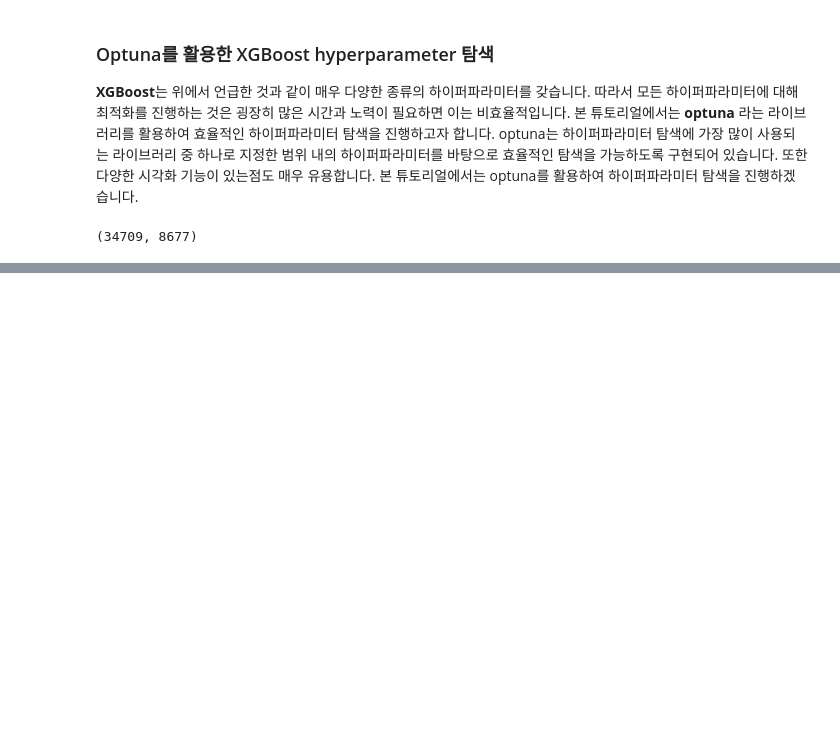
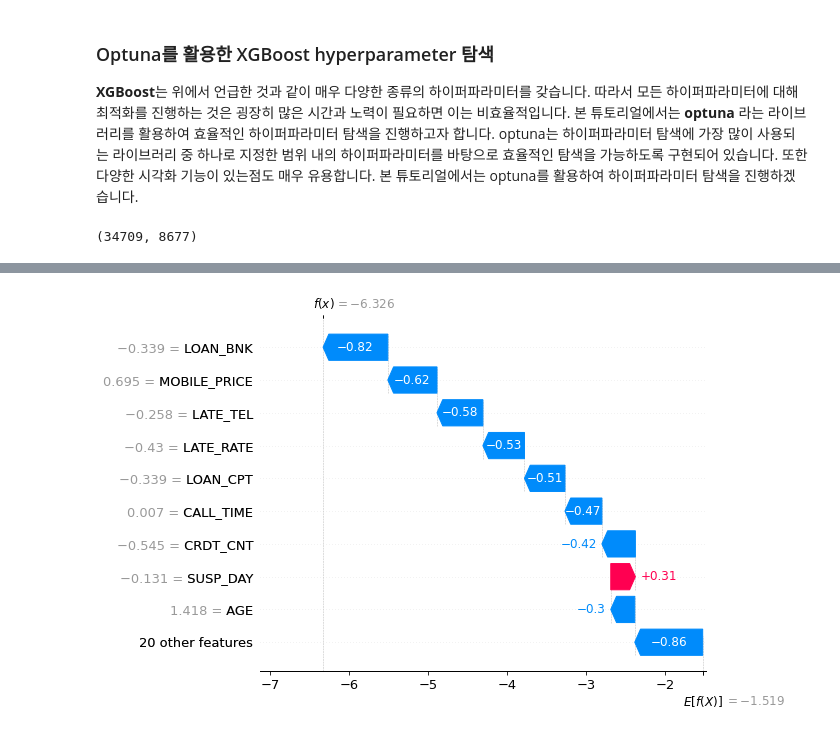
Before and after one commit to Leeseonggye/Business-Analytics-Tutorial, a Jupyter notebook: Business analytics/Ensemble learning.ipynb, the cells around one changed output, grey strips where cells are left out. Drawn from its saved outputs; the diff is of its cells as text; code cells hidden in the pictures; blank space fills up the shorter version.

```diff
--- a/Business analytics/Ensemble learning.ipynb
+++ b/Business analytics/Ensemble learning.ipynb
@@ -339,0 +286,10 @@ ModuleNotFoundError: No module named 'numba.core'
+# %%
+# SHAP 진행
+import shap
+explainer = shap.Explainer(model)
+shap_values = explainer(X)
+
+# 예측 설명의 시각화 진행
+shap.plots.waterfall(shap_values[0])
+# %% [output]
+[figure, added]
```
Also changed, not shown: parts of 17 cells of this notebook.
